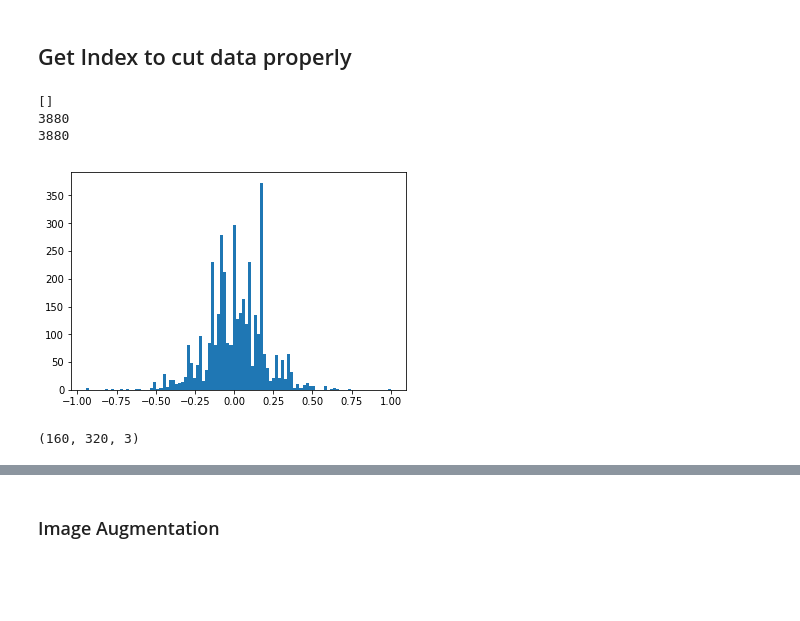
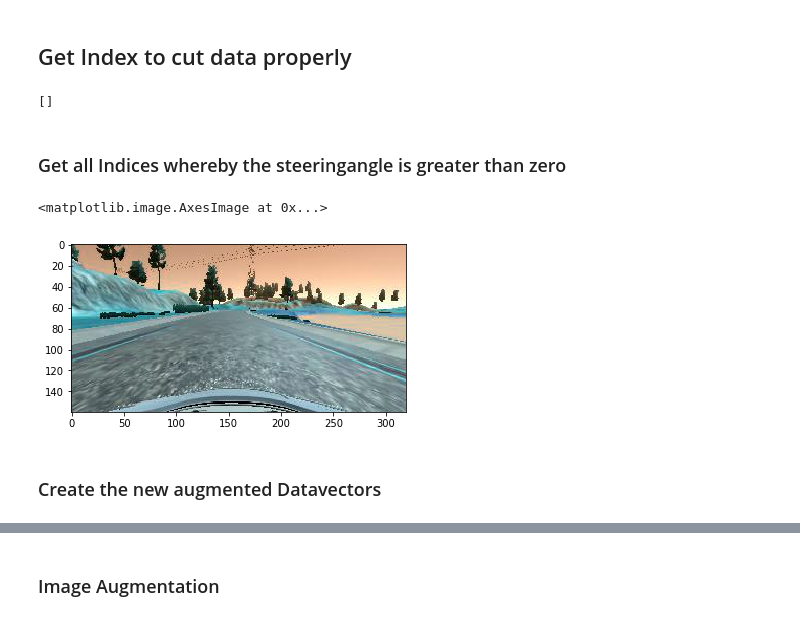
Before and after one commit to Chinchilla1988/CarND-Behavioral-Cloning-P3-master, a Jupyter notebook: CarND-Behavioral-Cloning-P3-master/Untitled.ipynb, the cells around one changed output, grey strips where cells are left out. Cells and saved outputs as stored; diff of their text form; code cells hidden in the pictures; blank space fills up the shorter version.

```diff
--- a/CarND-Behavioral-Cloning-P3-master/Untitled.ipynb
+++ b/CarND-Behavioral-Cloning-P3-master/Untitled.ipynb
@@ -154,7 +156,7 @@ index=[]
 
 indi=[]
 print(index)
-factor=15
+factor=20
 
 
 ## Save all Indices which are related to a steering angle of  zero inside a list
@@ -171,34 +173,65 @@ for i in range(len(meas)):
         ind=len(meas[0:i])
         indices.append(ind)
 
-## Reduce the amount of steering-angle which equals zero!
-for i in range(len(index0)):
-    if counter <=((int((k[0][48])/factor))):
-        indi.append(index0[i])
-        counter+=1
 
 ## Concatenate all indices
-index=indi+indices
+#indekx=indi+indices
+indekx=index0+indices
 
 ## delete 1st element of indices list; First entry equals elements name!
-del index[0]
+del indekx[0]
 
 ## plot steering_angle in dependency to indices
 #for i in index:
-for i in range(len(index)):
-    angle=meas[index[i]]
+for i in range(len(indekx)):
+    angle=meas[indekx[i]]
     steerr.append(angle)
-#print("counter: "+str(counter))
-plt.hist(steerr,bins=100)
-print(len(index))
-print(len(steerr))
-#print(steerr)
 # %% [output]
 []
-3880
-3880
-[figure, removed]
-# %%
-center[1].shape
-# %% [output]
-(160, 320, 3)
+# %% [markdown]
+### Get all Indices whereby the steeringangle is greater than zero
+# %%
+indkp=[]
+indkm=[]
+stkp=[]
+stkm=[]
+cent=[]
+lefft=[]
+righht=[]
+steerr=[]
+
+for i in range(len(meas)):
+    if meas[i] <= -0.01: ### former 0.005
+        #print(i)
+        imgs.append(images[i])
+        ind=len(meas[0:i])
+        indkp.append(ind)
+        stkp.append(float(steer[ind]))
+    if meas[i] >=0.01:
+        imgs.append(images[i])
+        ind=len(meas[0:i])
+        indkm.append(ind)
+        stkm.append(float(steer[ind]))
+
+inkk=indkp+indkm
+st=stkp+stkm
+plt.hist(stkm,bins=100)
+
+for i in range (len(inkk)):
+
+    c=center[inkk[i]]
+    r=right[inkk[i]]
+    l=left[inkk[i]]
+    sss=steer[inkk[i]]
+
+    cent.append((c))
+    lefft.append((l))
+    righht.append((r))
+    steerr.append(float(sss))
+
+plt.imshow(cent[290])
+# %% [output]
+<matplotlib.image.AxesImage at 0x...>
+[figure, added]
+# %% [markdown]
+### Create the new augmented Datavectors
```
Also changed, not shown: parts of 34 cells of this notebook, 3 other files.
